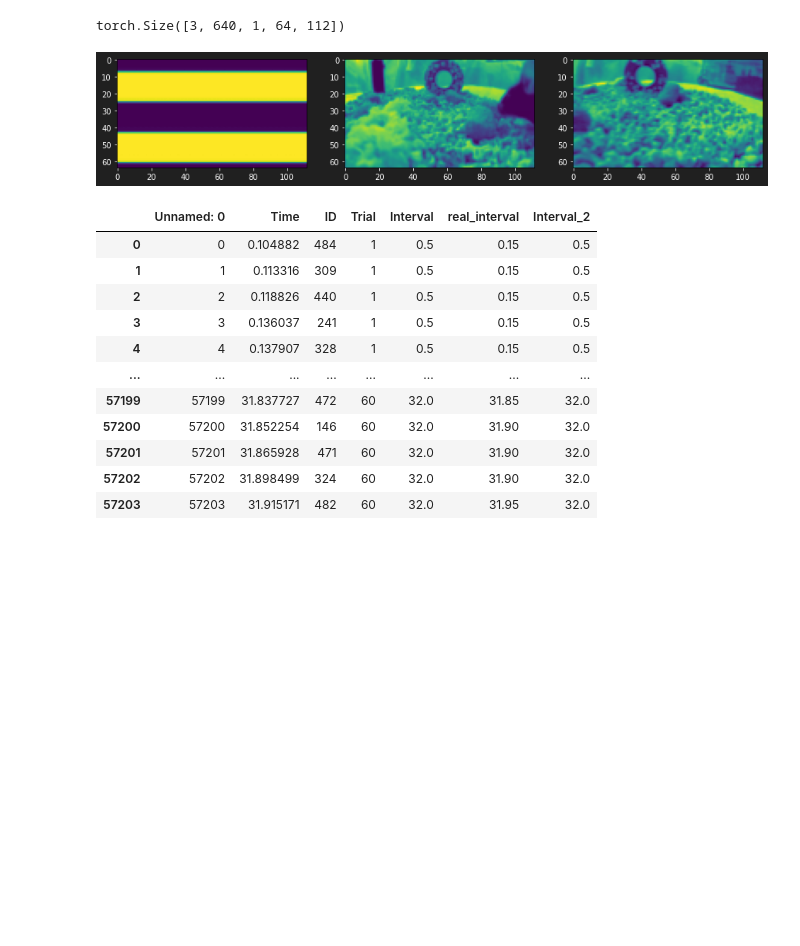
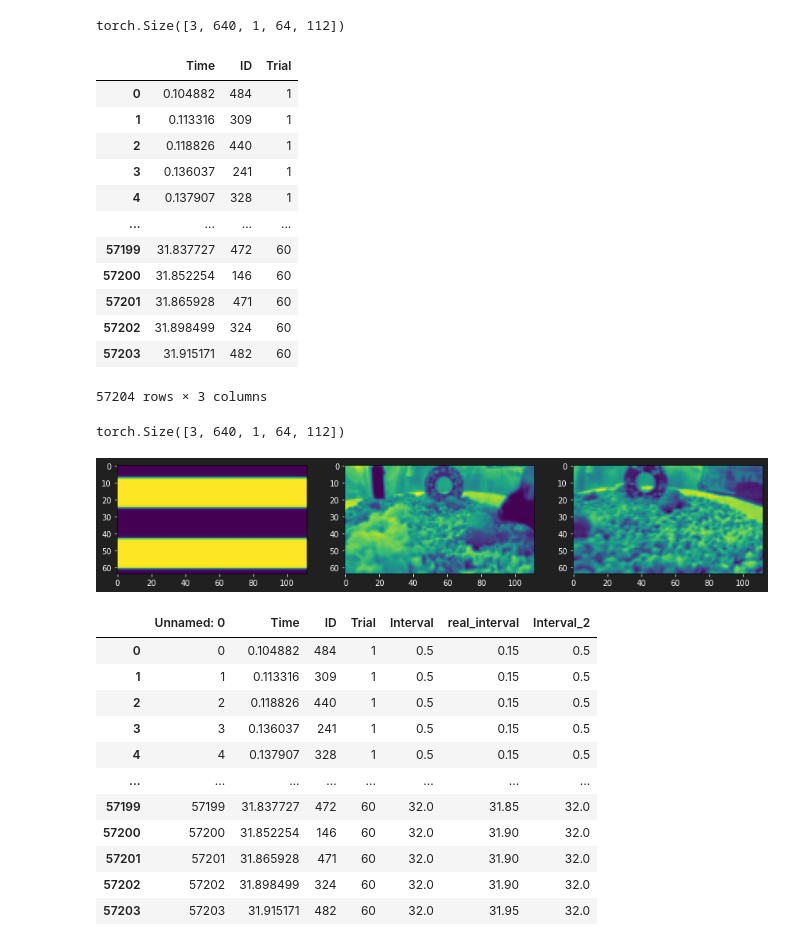
Before and after one commit to a-antoniades/neuroformer_, a Jupyter notebook: neuroformer_OneCombo3_V1AL_train.ipynb, the cells around one changed output. Saved outputs shown, nothing was run; the diff lists cells and outputs as text; code cells hidden in the pictures; blank space fills up the shorter version.

```diff
--- a/neuroformer_OneCombo3_V1AL_train.ipynb
+++ b/neuroformer_OneCombo3_V1AL_train.ipynb
@@ -73,8 +73,28 @@ if not os.path.exists(RESPONSE_PATH):
 
 
 
-df = pd.read_csv(RESPONSE_PATH)
+df = pd.read_csv(RESPONSE_PATH).iloc[:, 1:]
 video_stack = torch.load(STIMULUS_PATH)
+# %%
+video_stack.shape
+# %% [output]
+torch.Size([3, 640, 1, 64, 112])
+# %%
+df
+# %% [output]
+|  | Time | ID | Trial |
+| 0 | 0.104882 | 484 | 1 |
+| 1 | 0.113316 | 309 | 1 |
+| 2 | 0.118826 | 440 | 1 |
+| 3 | 0.136037 | 241 | 1 |
+| 4 | 0.137907 | 328 | 1 |
+| ... | ... | ... | ... |
+| 57199 | 31.837727 | 472 | 60 |
+| 57200 | 31.852254 | 146 | 60 |
+| 57201 | 31.865928 | 471 | 60 |
+| 57202 | 31.898499 | 324 | 60 |
+| 57203 | 31.915171 | 482 | 60 |
+57204 rows × 3 columns
 # %%
 print(video_stack.shape)
 
```
Also changed, not shown: 2 other files.
